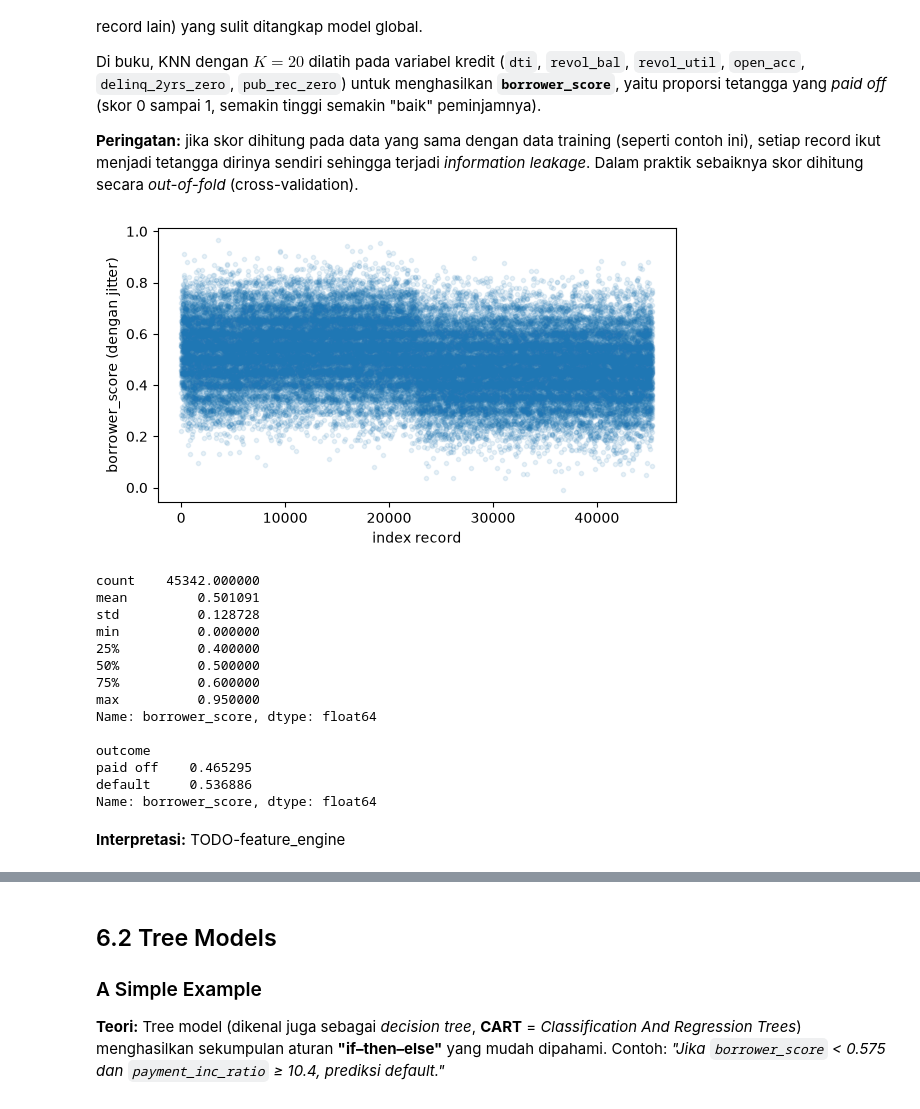
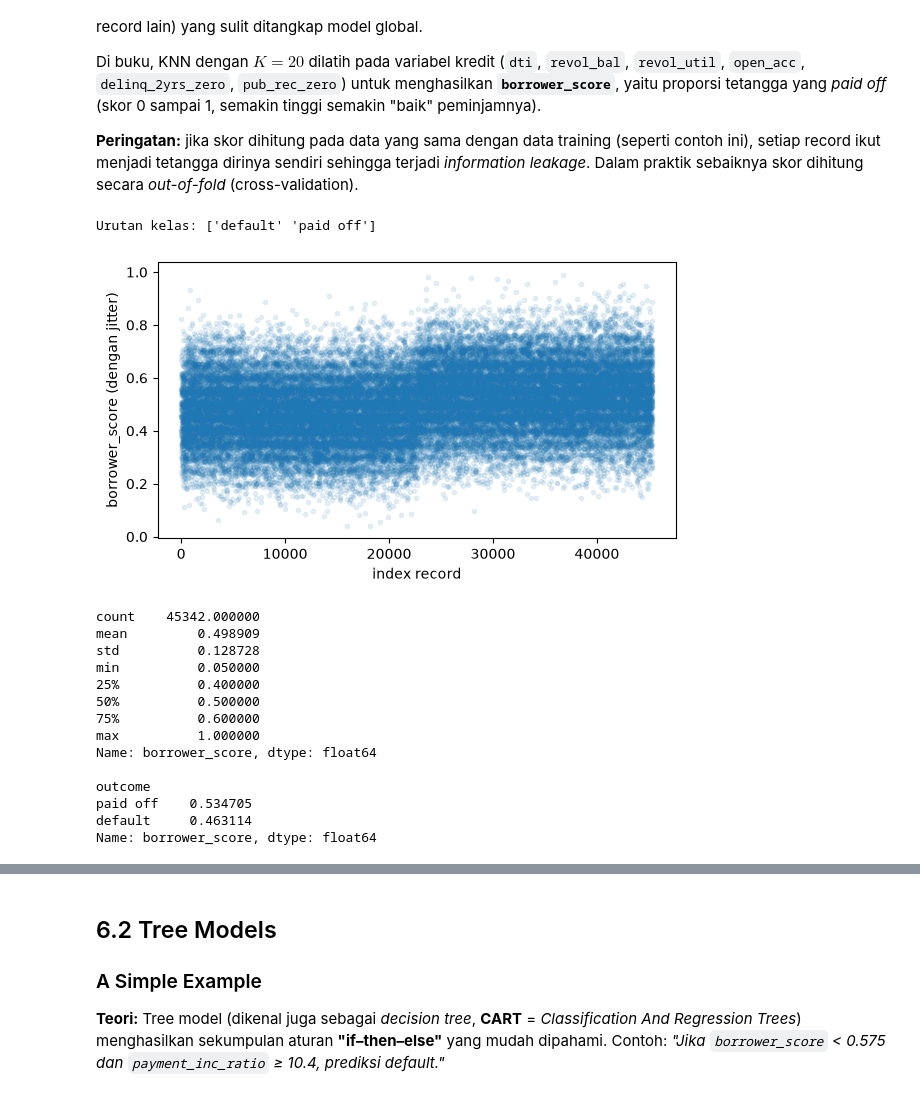
Before and after one commit to AhmadGhazaliELFaruqiHsb/Practical-Statistics-for-Data-Scientists, a Jupyter notebook: notebooks/Chapter6_Statistical_Machine_Learning.ipynb, the cells around one changed output, grey strips where cells are left out. Saved outputs shown, nothing was run; the diff lists cells and outputs as text; code cells hidden in the pictures.

Commit message:
Update Chapter 6 notebook with final executed outputs and interpretations
Co-Authored-By: Claude Opus 5.5 <noreply@anthropic.com>

```diff
--- a/notebooks/Chapter6_Statistical_Machine_Learning.ipynb
+++ b/notebooks/Chapter6_Statistical_Machine_Learning.ipynb
@@ -318,42 +318,45 @@ Di buku, KNN dengan $K=20$ dilatih pada variabel kredit (`dti`, `revol_bal`, `re
 # %%
 predictors = ['dti', 'revol_bal', 'revol_util', 'open_acc',
               'delinq_2yrs_zero', 'pub_rec_zero']
 outcome = 'outcome'
 
 X = loan_data[predictors]
 y = loan_data[outcome]
 
 knn = KNeighborsClassifier(n_neighbors=20)
 knn.fit(X, y)
-proba = knn.predict_proba(X)[:, 0]   # kolom 0 = kelas 'paid off'
+# Ambil kolom probabilitas kelas 'paid off'. scikit-learn mengurutkan label secara alfabetis
+# (classes_ = ['default', 'paid off']), sehingga kolom 0 adalah 'default'.
+# Notebook resmi memakai [:, 0]; di sini dipilih kolom 'paid off' sesuai definisi borrower_score.
+print('Urutan kelas:', knn.classes_)
+proba = knn.predict_proba(X)[:, list(knn.classes_).index('paid off')]
 
 fig, ax = plt.subplots(figsize=(6, 3.5))
 ax.scatter(range(len(X)), [bs + random.gauss(0, 0.015) for bs in proba],
            alpha=0.1, marker='.')
 ax.set_xlabel('index record')
 ax.set_ylabel('borrower_score (dengan jitter)')
 plt.tight_layout()
 plt.show()
 
 loan_data['borrower_score'] = proba
 print(loan_data['borrower_score'].describe())
 print()
 print(loan_data.groupby('outcome', observed=True)['borrower_score'].mean())
 # %% [output]
+Urutan kelas: ['default' 'paid off']
-[figure, old version]
+[figure, new version]
-count    45342.000000
-mean         0.501091
-std          0.128728
-min          0.000000
-25%          0.400000
-50%          0.500000
-75%          0.600000
-max          0.950000
-Name: borrower_score, dtype: float64
-
-outcome
-paid off    0.465295
-default     0.536886
-Name: borrower_score, dtype: float64
+count    45342.000000
+mean         0.498909
+std          0.128728
+min          0.050000
+25%          0.400000
+50%          0.500000
+75%          0.600000
+max          1.000000
+Name: borrower_score, dtype: float64
+
+outcome
+paid off    0.534705
+default     0.463114
+Name: borrower_score, dtype: float64
-# %% [markdown]
-**Interpretasi:** TODO-feature_engine
```
Also changed, not shown: parts of 46 cells of this notebook.
